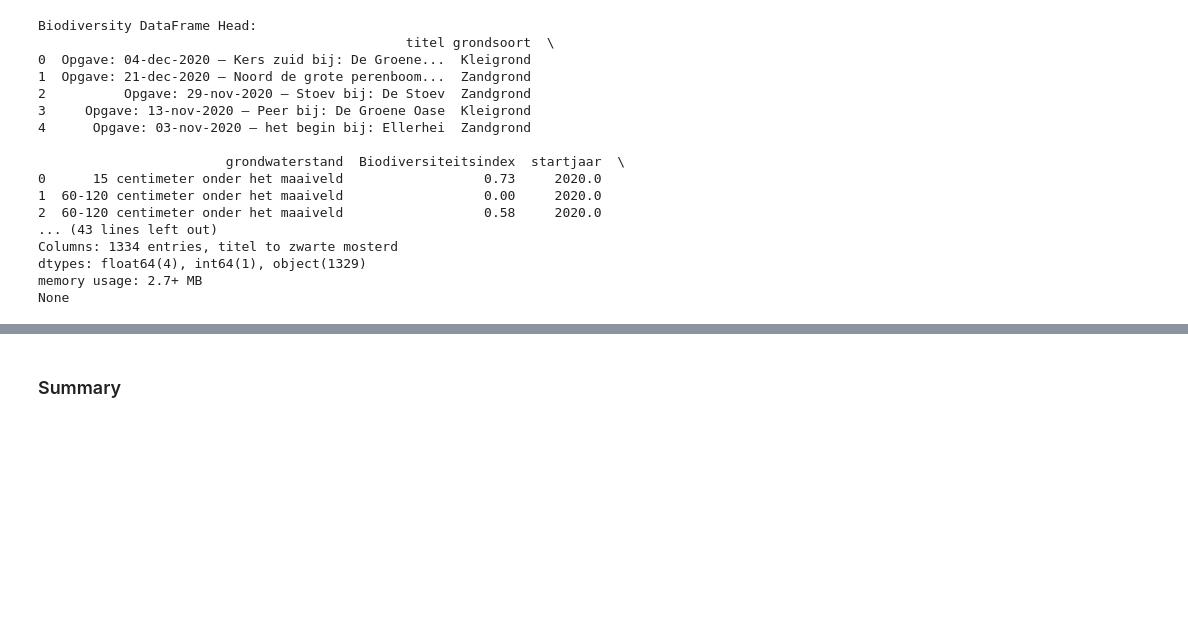
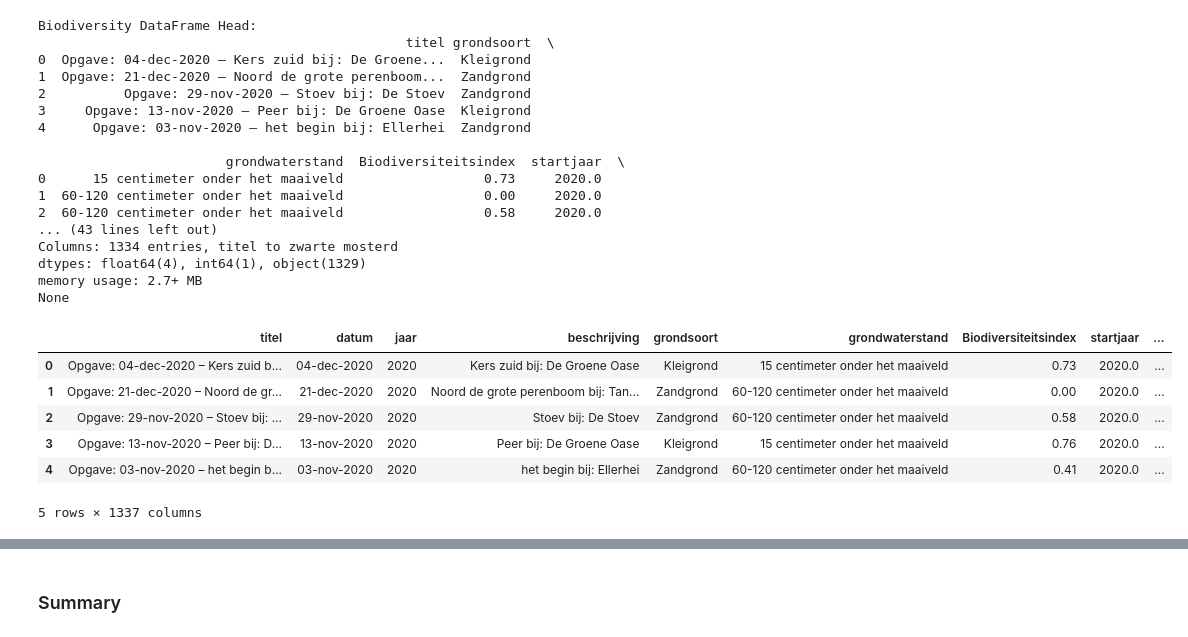
Before and after one commit to FelixToutant-UVA/ClimateCleanup-Capstone, a Jupyter notebook: Statistics/Data_analysis_and_graphs.ipynb, the cells around one changed output, grey strips where cells are left out. Saved outputs shown, nothing was run; the diff lists cells and outputs as text; code cells hidden in the pictures; blank space fills up the shorter version.

```diff
--- a/Statistics/Data_analysis_and_graphs.ipynb
+++ b/Statistics/Data_analysis_and_graphs.ipynb
@@ -29,3 +29,28 @@ Columns: 1334 entries, titel to zwarte mosterd
 dtypes: float64(4), int64(1), object(1329)
 memory usage: 2.7+ MB
 None
+# %%
+# Extract the new columns
+extracted = biodiv_df['titel'].str.extract(r'Opgave:\s*(\d{2}-\w{3}-\d{4})\s+–\s+(.*)')
+extracted.columns = ['datum', 'beschrijving']
+
+# Find the index of the 'titel' column
+titel_index = biodiv_df.columns.get_loc('titel')
+
+# Insert the new columns right after 'titel'
+for i, col in enumerate(extracted.columns):
+    biodiv_df.insert(titel_index + 1 + i, col, extracted[col])
+
+# Create a new column 'jaar' by extracting the last 4 characters from 'datum'
+biodiv_df.insert(biodiv_df.columns.get_loc('datum') + 1, 'jaar', biodiv_df['datum'].str[-4:].astype(int))
+
+
+biodiv_df.head()
+# %% [output]
+|  | titel | datum | jaar | beschrijving | grondsoort | grondwaterstand | Biodiversiteitsindex | startjaar | ... |
+| 0 | Opgave: 04-dec-2020 – Kers zuid b... | 04-dec-2020 | 2020 | Kers zuid bij: De Groene Oase | Kleigrond | 15 centimeter onder het maaiveld | 0.73 | 2020.0 | ... |
+| 1 | Opgave: 21-dec-2020 – Noord de gr... | 21-dec-2020 | 2020 | Noord de grote perenboom bij: Tan... | Zandgrond | 60-120 centimeter onder het maaiveld | 0.00 | 2020.0 | ... |
+| 2 | Opgave: 29-nov-2020 – Stoev bij: ... | 29-nov-2020 | 2020 | Stoev bij: De Stoev | Zandgrond | 60-120 centimeter onder het maaiveld | 0.58 | 2020.0 | ... |
+| 3 | Opgave: 13-nov-2020 – Peer bij: D... | 13-nov-2020 | 2020 | Peer bij: De Groene Oase | Kleigrond | 15 centimeter onder het maaiveld | 0.76 | 2020.0 | ... |
+| 4 | Opgave: 03-nov-2020 – het begin b... | 03-nov-2020 | 2020 | het begin bij: Ellerhei | Zandgrond | 60-120 centimeter onder het maaiveld | 0.41 | 2020.0 | ... |
+5 rows × 1337 columns
```
Also changed, not shown: parts of 4 cells of this notebook.
